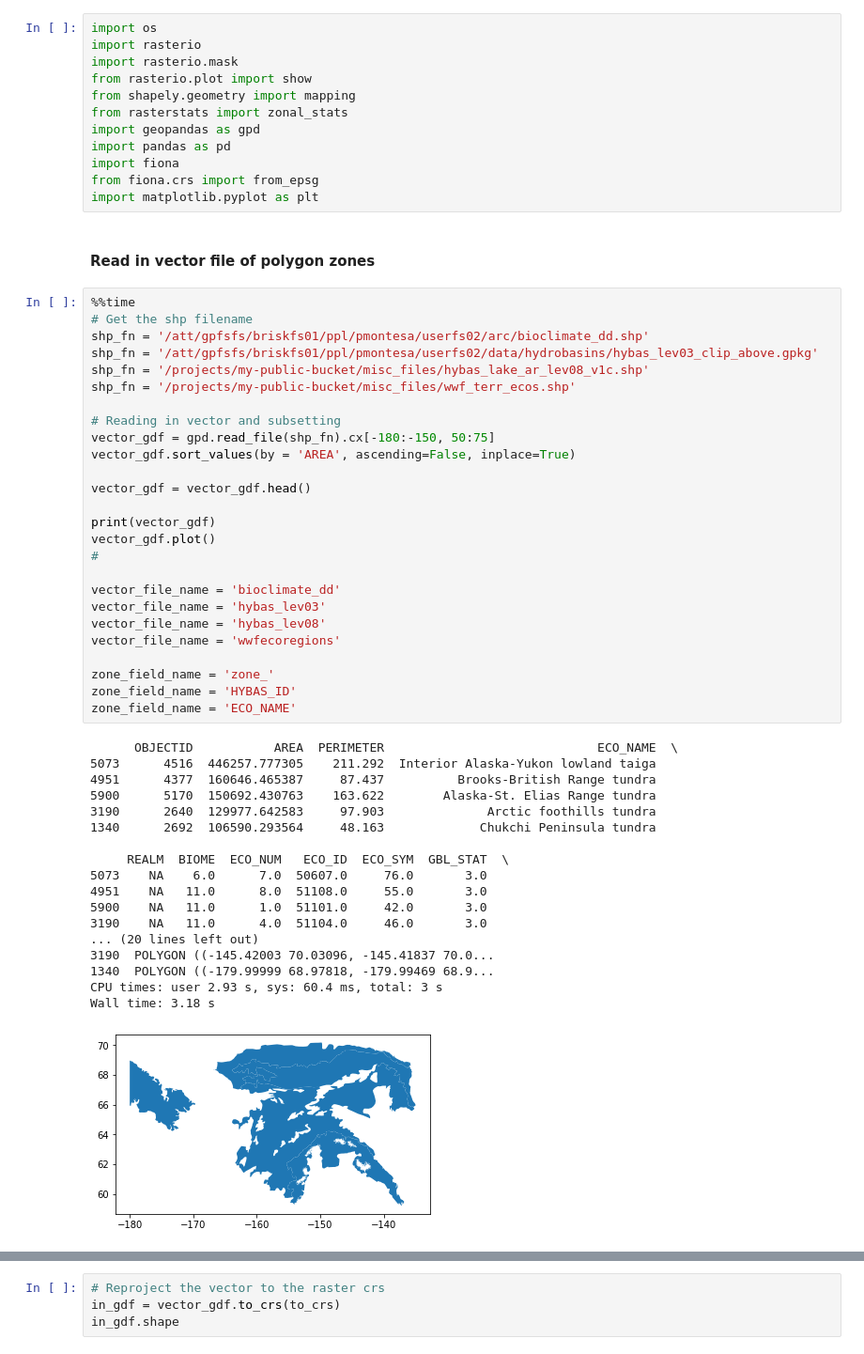
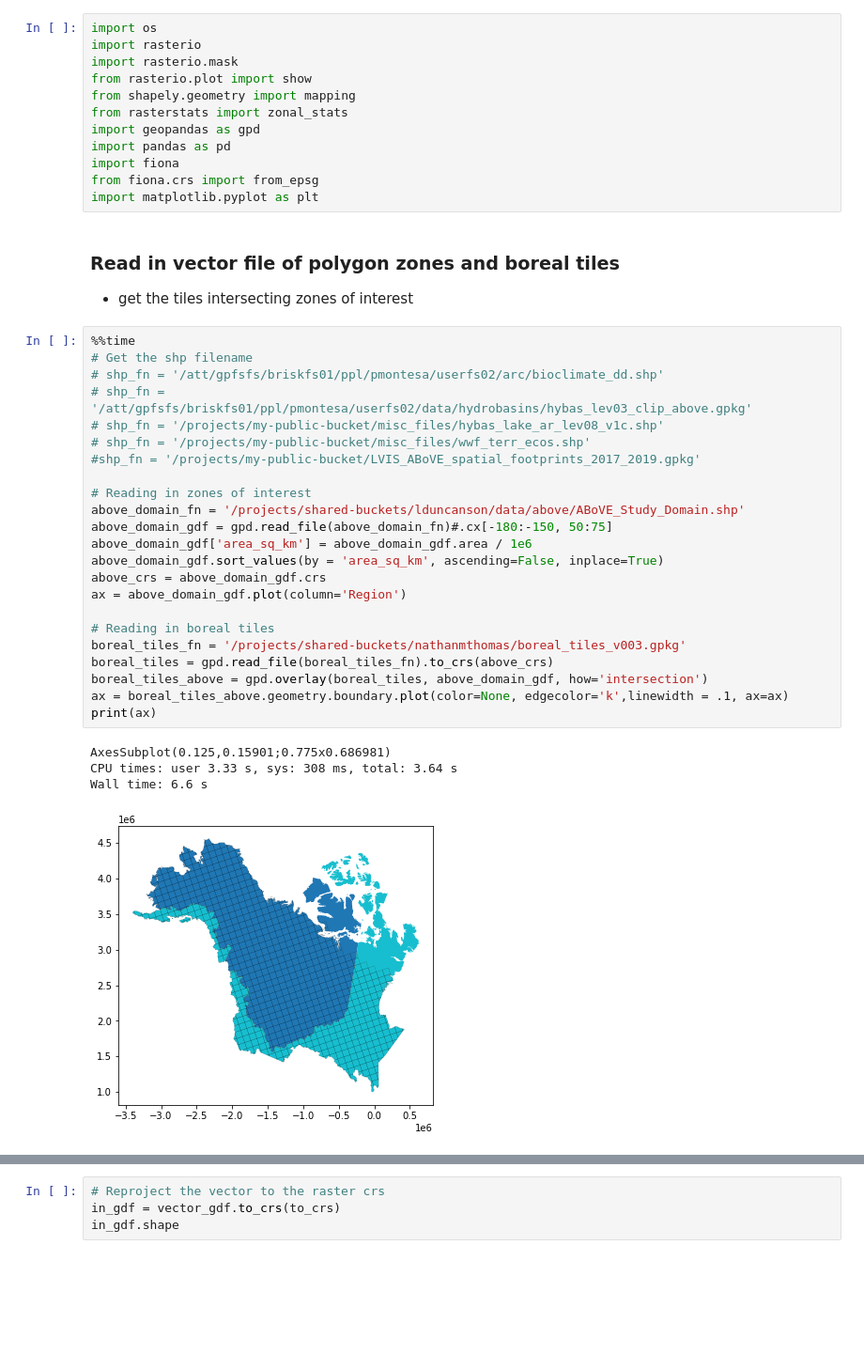
Before and after one commit to lauraduncanson/icesat2_boreal, a Jupyter notebook: notebooks/5.Publish_Data/Analyze_AGB.ipynb, the cells around one changed output, grey strips where cells are left out. Shown at 94% size. Drawn from its saved outputs; the diff is of its cells as text; blank space fills up the shorter version.

```diff
--- a/notebooks/5.Publish_Data/Analyze_AGB.ipynb
+++ b/notebooks/5.Publish_Data/Analyze_AGB.ipynb
@@ -31,49 +35,33 @@ import fiona
 from fiona.crs import from_epsg
 import matplotlib.pyplot as plt
 # %% [markdown]
-#### Read in vector file of polygon zones
+### Read in vector file of polygon zones and boreal tiles
+* get the tiles intersecting zones of interest
 # %%
 %%time
 # Get the shp filename
-shp_fn = '/att/gpfsfs/briskfs01/ppl/pmontesa/userfs02/arc/bioclimate_dd.shp'
-shp_fn = '/att/gpfsfs/briskfs01/ppl/pmontesa/userfs02/data/hydrobasins/hybas_lev03_clip_above.gpkg'
-shp_fn = '/projects/my-public-bucket/misc_files/hybas_lake_ar_lev08_v1c.shp'
-shp_fn = '/projects/my-public-bucket/misc_files/wwf_terr_ecos.shp'
+# shp_fn = '/att/gpfsfs/briskfs01/ppl/pmontesa/userfs02/arc/bioclimate_dd.shp'
+# shp_fn = '/att/gpfsfs/briskfs01/ppl/pmontesa/userfs02/data/hydrobasins/hybas_lev03_clip_above.gpkg'
+# shp_fn = '/projects/my-public-bucket/misc_files/hybas_lake_ar_lev08_v1c.shp'
+# shp_fn = '/projects/my-public-bucket/misc_files/wwf_terr_ecos.shp'
+#shp_fn = '/projects/my-public-bucket/LVIS_ABoVE_spatial_footprints_2017_2019.gpkg'
 
-# Reading in vector and subsetting
-vector_gdf = gpd.read_file(shp_fn).cx[-180:-150, 50:75]
-vector_gdf.sort_values(by = 'AREA', ascending=False, inplace=True)
+# Reading in zones of interest
+above_domain_fn = '/projects/shared-buckets/lduncanson/data/above/ABoVE_Study_Domain.shp'
+above_domain_gdf = gpd.read_file(above_domain_fn)#.cx[-180:-150, 50:75]
+above_domain_gdf['area_sq_km'] = above_domain_gdf.area / 1e6
+above_domain_gdf.sort_values(by = 'area_sq_km', ascending=False, inplace=True)
+above_crs = above_domain_gdf.crs
+ax = above_domain_gdf.plot(column='Region')
 
-vector_gdf = vector_gdf.head()
-
-print(vector_gdf)
-vector_gdf.plot()
-#
-
-vector_file_name = 'bioclimate_dd'
-vector_file_name = 'hybas_lev03'
-vector_file_name = 'hybas_lev08'
-vector_file_name = 'wwfecoregions'
-
-zone_field_name = 'zone_'
-zone_field_name = 'HYBAS_ID'
-zone_field_name = 'ECO_NAME'
+# Reading in boreal tiles
+boreal_tiles_fn = '/projects/shared-buckets/nathanmthomas/boreal_tiles_v003.gpkg'
+boreal_tiles = gpd.read_file(boreal_tiles_fn).to_crs(above_crs)
+boreal_tiles_above = gpd.overlay(boreal_tiles, above_domain_gdf, how='intersection')
+ax = boreal_tiles_above.geometry.boundary.plot(color=None, edgecolor='k',linewidth = .1, ax=ax)
+print(ax)
 # %% [output]
-      OBJECTID           AREA  PERIMETER                             ECO_NAME  \
-5073      4516  446257.777305    211.292  Interior Alaska-Yukon lowland taiga
-4951      4377  160646.465387     87.437          Brooks-British Range tundra
-5900      5170  150692.430763    163.622        Alaska-St. Elias Range tundra
-3190      2640  129977.642583     97.903              Arctic foothills tundra
-1340      2692  106590.293564     48.163             Chukchi Peninsula tundra
-
-     REALM  BIOME  ECO_NUM   ECO_ID  ECO_SYM  GBL_STAT  \
-5073    NA    6.0      7.0  50607.0     76.0       3.0
-4951    NA   11.0      8.0  51108.0     55.0       3.0
-5900    NA   11.0      1.0  51101.0     42.0       3.0
-3190    NA   11.0      4.0  51104.0     46.0       3.0
-... (20 lines left out)
-3190  POLYGON ((-145.42003 70.03096, -145.41837 70.0...
-1340  POLYGON ((-179.99999 68.97818, -179.99469 68.9...
-CPU times: user 2.93 s, sys: 60.4 ms, total: 3 s
-Wall time: 3.18 s
+AxesSubplot(0.125,0.15901;0.775x0.686981)
+CPU times: user 3.33 s, sys: 308 ms, total: 3.64 s
+Wall time: 6.6 s
-[figure, old version]
+[figure, new version]
```
Also changed, not shown: parts of 16 cells of this notebook, 3 other files.
